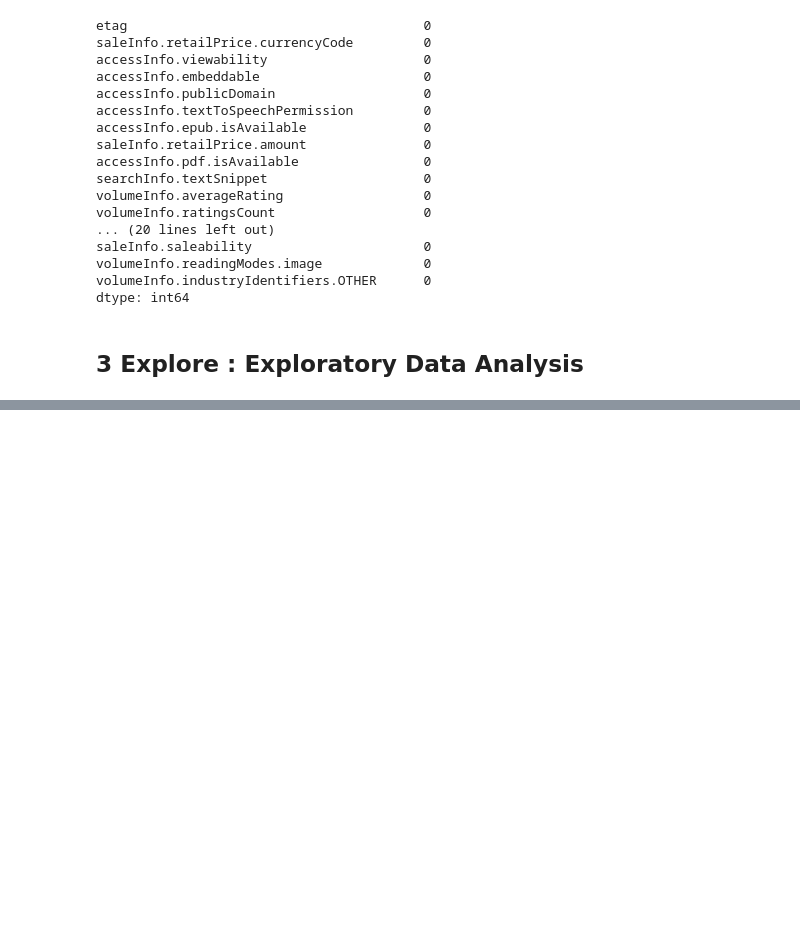
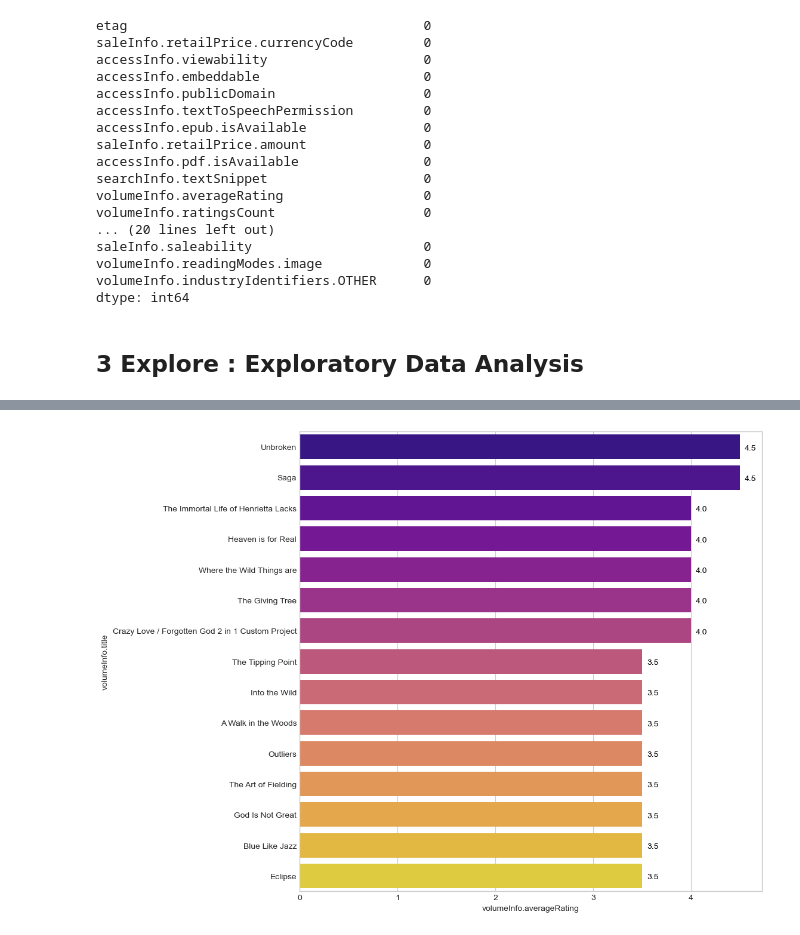
Before and after one commit to hilarylimyuxuan/Book-Recommendation-System, a Jupyter notebook: Book Recommendation System - Google Book.ipynb, the cells around one changed output, grey strips where cells are left out. Saved outputs shown, nothing was run; the diff lists cells and outputs as text; code cells hidden in the pictures; blank space fills up the shorter version.

```diff
--- a/Book Recommendation System - Google Book.ipynb
+++ b/Book Recommendation System - Google Book.ipynb
@@ -885,3 +885,16 @@ dtype: int64
 book_df.to_csv('books_clean.csv')
 # %% [markdown]
 ## 3 Explore : Exploratory Data Analysis
+# %%
+# data manipulation
+import pandas as pd
+import numpy as np
+
+# data viz
+import matplotlib.pyplot as plt
+from matplotlib import rcParams
+import seaborn as sns
+
+#import cleaned data
+cleaned_df = pd.read_csv("./books_clean.csv")
+cleaned_df.head()
@@ -887,0 +931,4 @@ book_df.to_csv('books_clean.csv')
+# %%
+# Fill NA with 'missing' and show summary
+cleaned_df.fillna("Missing", inplace = True)
+cleaned_df.isnull().sum()
@@ -887,0 +969,6 @@ book_df.to_csv('books_clean.csv')
+# %%
+#Top 15 Rated Books
+
+top_fifteen_books = cleaned_df[cleaned_df['volumeInfo.ratingsCount'] > 4000]
+top_fifteen_books.sort_values(by='volumeInfo.averageRating', ascending=False)
+top_fifteen_books.head(15)
@@ -887,0 +993,19 @@ book_df.to_csv('books_clean.csv')
+# %%
+#Top 15 Rated Books-Bar Chart
+# Observation: Based on the bar chart, it is observed that 'Unbroken' and 'Saga' have the highest ratings, i.e. 4.5, followed by
+# 'The Immortal Life of Henrietta Lacks','Heaven is for Real','Where the Wild Things are','The Giving Tree' and 'Crazy Love/Forgotten
+# God 2 in 1 Custom Project' that score 4.0. Noted that none of the books above attained 5.0 ratings. This is because the
+# number of ratings is taken into consideration. Thus, books with 5.0 ratings but with only a few number of ratings will not be
+# shown here.
+
+plt.style.use('seaborn-whitegrid')
+plt.figure(figsize=(10, 10))
+
+data = top_fifteen_books.sort_values(by='volumeInfo.averageRating', ascending=False).head(15)
+gr = sns.barplot(x="volumeInfo.averageRating", y="volumeInfo.title", data=data, palette="plasma")
+
+for i in gr.patches:
+    gr.text(i.get_width() + .05, i.get_y() + 0.5, str(i.get_width()), fontsize = 10, color = 'k')
+plt.show()
+# %% [output]
+[figure, added]
```
Also changed, not shown: parts of 11 cells of this notebook.
